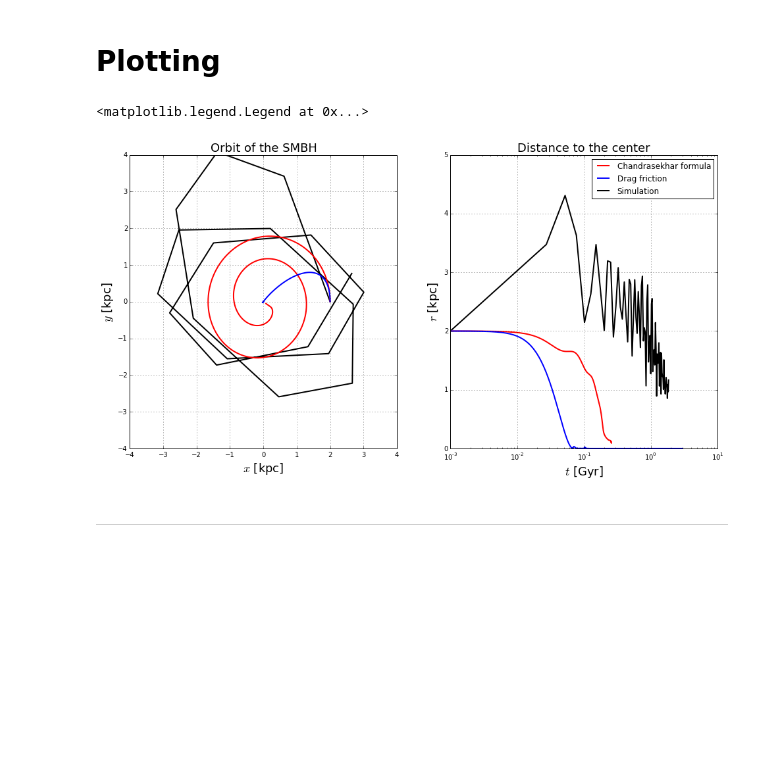
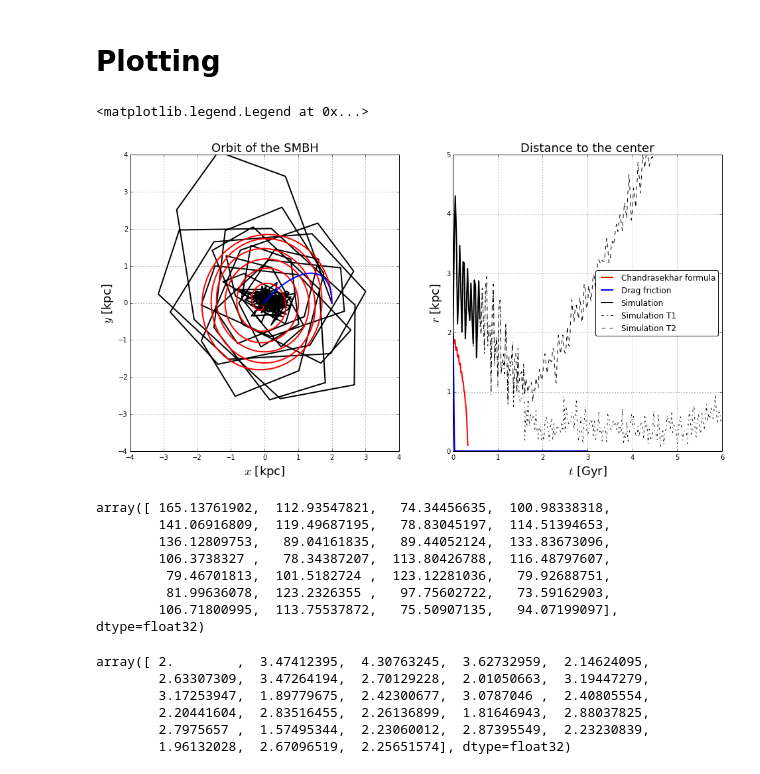
Before and after one commit to sbustamante/CosmologicalBlackHoles, a Jupyter notebook: Codes/controlled_experiments.ipynb, the cells around one changed output. Drawn from its saved outputs; the diff is of its cells as text; code cells hidden in the pictures; blank space fills up the shorter version.

```diff
--- a/Codes/controlled_experiments.ipynb
+++ b/Codes/controlled_experiments.ipynb
@@ -48,3 +40,13 @@ hernquist = hernquist_sphere( M, a )
+# %%
+#PARAMETERS OF HERNQUIST HALO
+c = 9.0                             #Concentration parameter
+v200 = 200.0						#Virial velocity of the halo
+
+M = v200**3/43007.105732			#Total halo mass [1e10 M_sun]
+R200 = v200						    #Virial radius [kpc]
+a = R200/c
+
+hernquist = hernquist_sphere( M, a )
 # %% [markdown]
 - - -
 # %% [markdown]
@@ -140,5 +142,5 @@ Middle resolution $1\times 10^{6}$ dark matter particles. Mass resolution $m_i =
 # %%
 bh_s2 = black_hole_sim( simulation = "%s/hernq_kick_BH_1e6"%(DataFolder),
                         snapbase = 'snapshot',
-                        n_snap = 75 )
+                        n_snap = 28 )
 bh_s2.read_trajectory()
@@ -145,3 +149,13 @@ bh_s2.read_trajectory()
+# %%
+bh_s2_t1 = black_hole_sim( simulation = "%s/hernq_kick_BH_1e6_T1"%(DataFolder),
+                        snapbase = 'snapshot',
+                        n_snap = 240 )
+bh_s2_t1.read_trajectory()
+# %%
+bh_s2_t2 = black_hole_sim( simulation = "%s/hernq_kick_BH_1e6_T2"%(DataFolder),
+                        snapbase = 'snapshot',
+                        n_snap = 240 )
+bh_s2_t2.read_trajectory()
 # %% [markdown]
 - - -
 # %% [markdown]
@@ -156,39 +170,61 @@ plt.plot(rt2[:,0], rt2[:,1], '-', lw=2, color = 'blue')
 
 #Simulated trajectories
 center = [250,250,250]
-T = 20
+T = 240
 #plt.plot( bh_s1.r[:T,0]-center[0], bh_s1.r[:T,1]-center[1] , '--', lw=1, color = 'black' )
-plt.plot( bh_s2.r[:T,0]-center[0], bh_s2.r[:T,1]-center[1] , '-', lw=2, color = 'black', zorder = 0 )
+plt.plot( bh_s2_t1.r[:T,0]-center[0], bh_s2_t1.r[:T,1]-center[1] , '-', lw=2, color = 'black', zorder = 0 )
 
 dL = 4
 plt.xlim( (-dL,dL) )
 plt.ylim( (-dL,dL) )
 plt.xlabel( "$x$ [kpc]", fontsize = 18 )
 plt.ylabel( "$y$ [kpc]", fontsize = 18 )
 plt.grid(1)
 plt.title( "Orbit of the SMBH", fontsize = 18 )
 
 plt.subplot(1,2,2)
 
 #Analytic trajectories
 plt.plot(t1, np.sqrt(rt1[:,0]**2 + rt1[:,1]**2 + rt1[:,2]**2), lw=2, color = 'red', label = 'Chandrasekhar formula')
 plt.plot(t2, np.sqrt(rt2[:,0]**2 + rt2[:,1]**2 + rt2[:,2]**2), lw=2, color = 'blue', label = 'Drag friction')
 
 #Simulated trajectories
-T = 75
+T = 25
 plt.plot( bh_s2.t[:T]+1e-3, sqrt((bh_s2.r[:T,0]-center[0])**2 + (bh_s2.r[:T,1]-center[1])**2 + (bh_s2.r[:T,2]-center[2])**2),
 '-', lw=2, color = 'black', zorder = 0, label = 'Simulation' )
+T = 240
+plt.plot( bh_s2_t1.t[:T]+1e-3, sqrt((bh_s2_t1.r[:T,0]-center[0])**2 + (bh_s2_t1.r[:T,1]-center[1])**2 + (bh_s2_t1.r[:T,2]-center[2])**2),
+'-.', lw=1, color = 'black', zorder = 0, label = 'Simulation T1' )
+plt.plot( bh_s2_t2.t[:T]+1e-3, sqrt((bh_s2_t2.r[:T,0]-center[0])**2 + (bh_s2_t2.r[:T,1]-center[1])**2 + (bh_s2_t2.r[:T,2]-center[2])**2),
+'--', lw=1, color = 'black', zorder = 0, label = 'Simulation T2' )
 
-
-plt.semilogx()
+#plt.semilogx()
+plt.ylim( (0,5) )
 plt.ylim( (0,5) )
 plt.xlabel( "$t$ [Gyr]", fontsize = 18 )
 plt.ylabel( "$r$ [kpc]", fontsize = 18 )
 plt.grid(1)
 plt.title( "Distance to the center", fontsize = 18 )
-plt.legend()
+plt.legend( loc= 'center right', fancybox = True )
 # %% [output]
 <matplotlib.legend.Legend at 0x...>
-[figure, old version]
+[figure, new version]
-# %% [markdown]
-- - -
+# %%
+np.sqrt(bh_s2.v[:,0]**2+bh_s2.v[:,1]**2+bh_s2.v[:,2]**2)
+# %% [output]
+array([ 165.13761902,  112.93547821,   74.34456635,  100.98338318,
+        141.06916809,  119.49687195,   78.83045197,  114.51394653,
+        136.12809753,   89.04161835,   89.44052124,  133.83673096,
+        106.3738327 ,   78.34387207,  113.80426788,  116.48797607,
+         79.46701813,  101.5182724 ,  123.12281036,   79.92688751,
+         81.99636078,  123.2326355 ,   97.75602722,   73.59162903,
+        106.71800995,  113.75537872,   75.50907135,   94.07199097], dtype=float32)
+# %%
+np.sqrt((bh_s2.r[:,0]-250)**2+(bh_s2.r[:,1]-250)**2+(bh_s2.r[:,2]-250)**2)
+# %% [output]
+array([ 2.        ,  3.47412395,  4.30763245,  3.62732959,  2.14624095,
+        2.63307309,  3.47264194,  2.70129228,  2.01050663,  3.19447279,
+        3.17253947,  1.89779675,  2.42300677,  3.0787046 ,  2.40805554,
+        2.20441604,  2.83516455,  2.26136899,  1.81646943,  2.88037825,
+        2.7975657 ,  1.57495344,  2.23060012,  2.87395549,  2.23230839,
+        1.96132028,  2.67096519,  2.25651574], dtype=float32)
```
Also changed, not shown: parts of 2 cells of this notebook, 2 other files.
